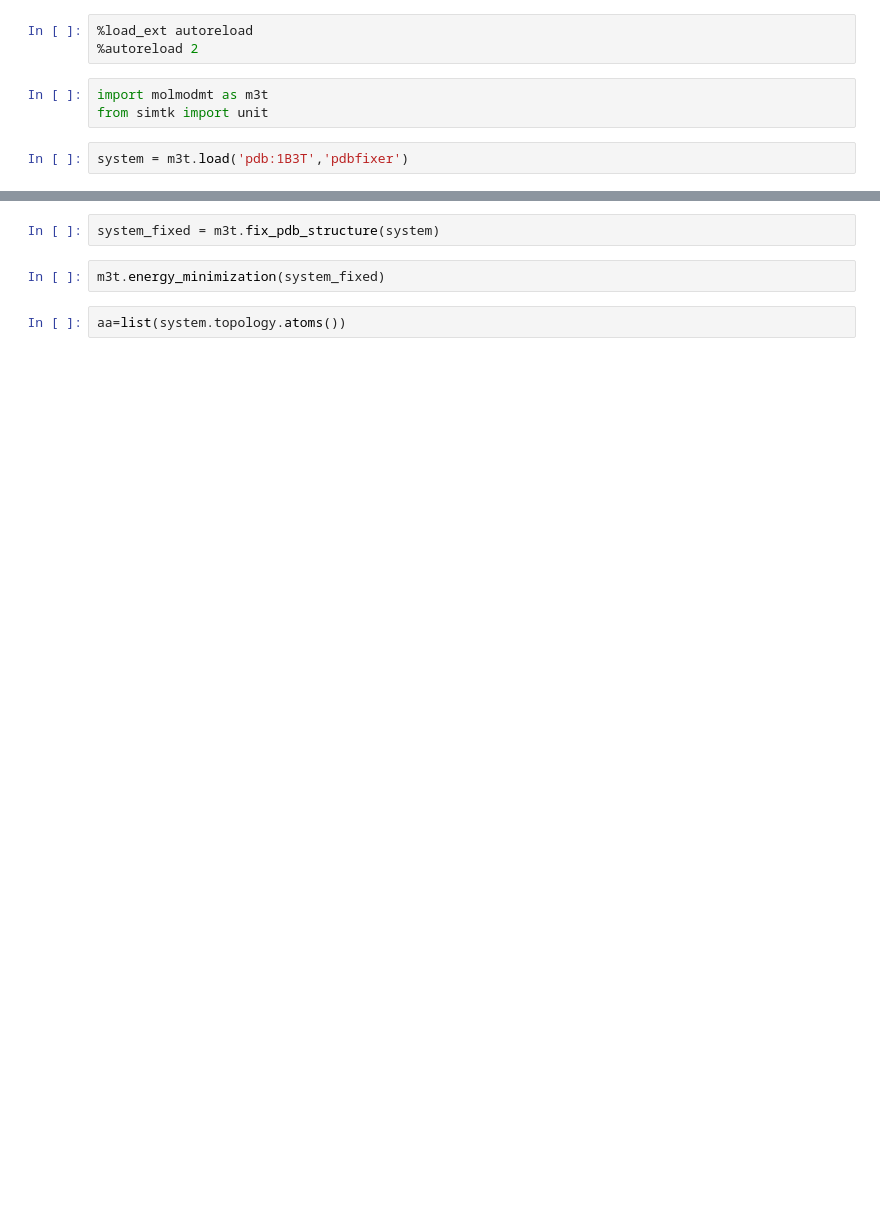
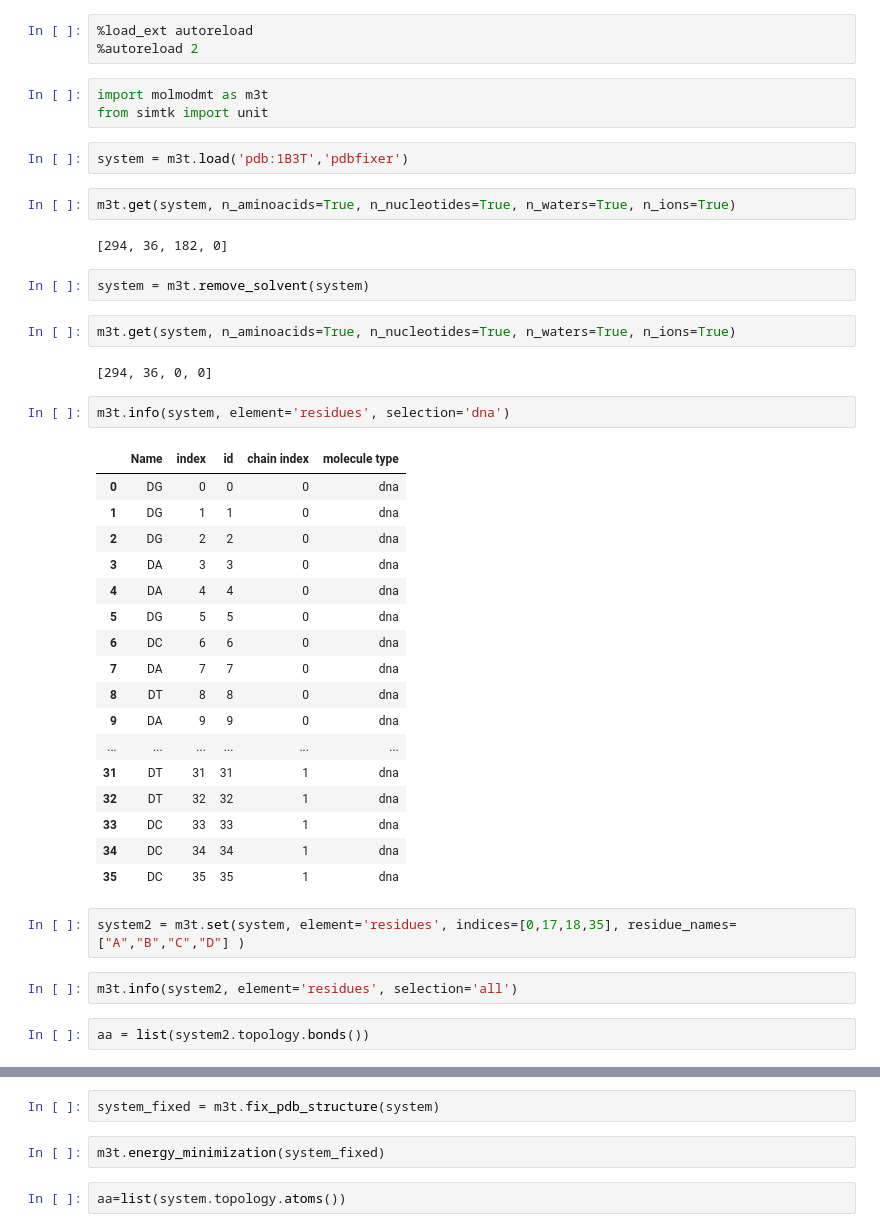
Before and after one commit to uibcdf/Adaptive_Sampling, a Jupyter notebook: Examples/EBNA1/SandBox.ipynb, the cells around one changed output, grey strips where cells are left out. Saved outputs shown, nothing was run; the diff lists cells and outputs as text; blank space fills up the shorter version.

```diff
--- a/Examples/EBNA1/SandBox.ipynb
+++ b/Examples/EBNA1/SandBox.ipynb
@@ -6,3 +6,39 @@ import molmodmt as m3t
 from simtk import unit
 # %%
 system = m3t.load('pdb:1B3T','pdbfixer')
+# %%
+m3t.get(system, n_aminoacids=True, n_nucleotides=True, n_waters=True, n_ions=True)
+# %% [output]
+[294, 36, 182, 0]
+# %%
+system = m3t.remove_solvent(system)
+# %%
+m3t.get(system, n_aminoacids=True, n_nucleotides=True, n_waters=True, n_ions=True)
+# %% [output]
+[294, 36, 0, 0]
+# %%
+m3t.info(system, element='residues', selection='dna')
+# %% [output]
+|  | Name | index | id | chain index | molecule type |
+| 0 | DG | 0 | 0 | 0 | dna |
+| 1 | DG | 1 | 1 | 0 | dna |
+| 2 | DG | 2 | 2 | 0 | dna |
+| 3 | DA | 3 | 3 | 0 | dna |
+| 4 | DA | 4 | 4 | 0 | dna |
+| 5 | DG | 5 | 5 | 0 | dna |
+| 6 | DC | 6 | 6 | 0 | dna |
+| 7 | DA | 7 | 7 | 0 | dna |
+| 8 | DT | 8 | 8 | 0 | dna |
+| 9 | DA | 9 | 9 | 0 | dna |
+| ... | ... | ... | ... | ... | ... |
+| 31 | DT | 31 | 31 | 1 | dna |
+| 32 | DT | 32 | 32 | 1 | dna |
+| 33 | DC | 33 | 33 | 1 | dna |
+| 34 | DC | 34 | 34 | 1 | dna |
+| 35 | DC | 35 | 35 | 1 | dna |
+# %%
+system2 = m3t.set(system, element='residues', indices=[0,17,18,35], residue_names=["A","B","C","D"] )
+# %%
+m3t.info(system2, element='residues', selection='all')
+# %%
+aa = list(system2.topology.bonds())
```
Also changed, not shown: parts of 13 cells of this notebook.
